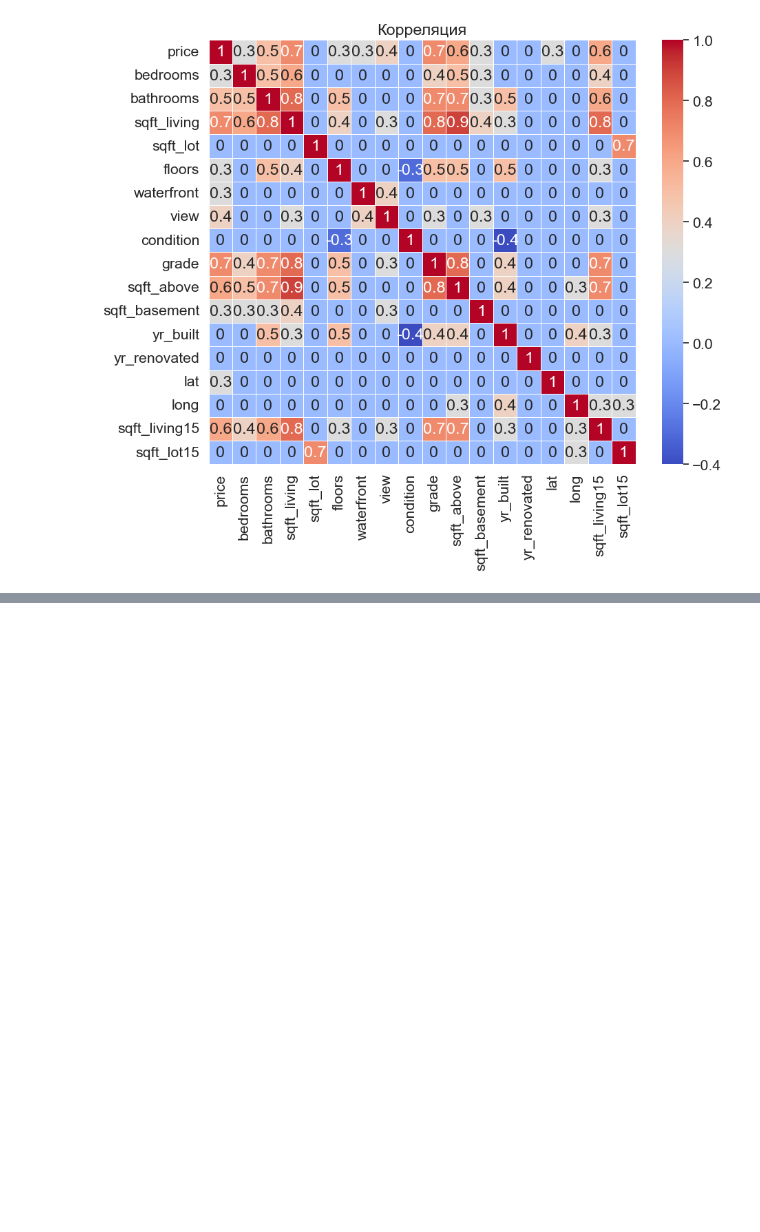
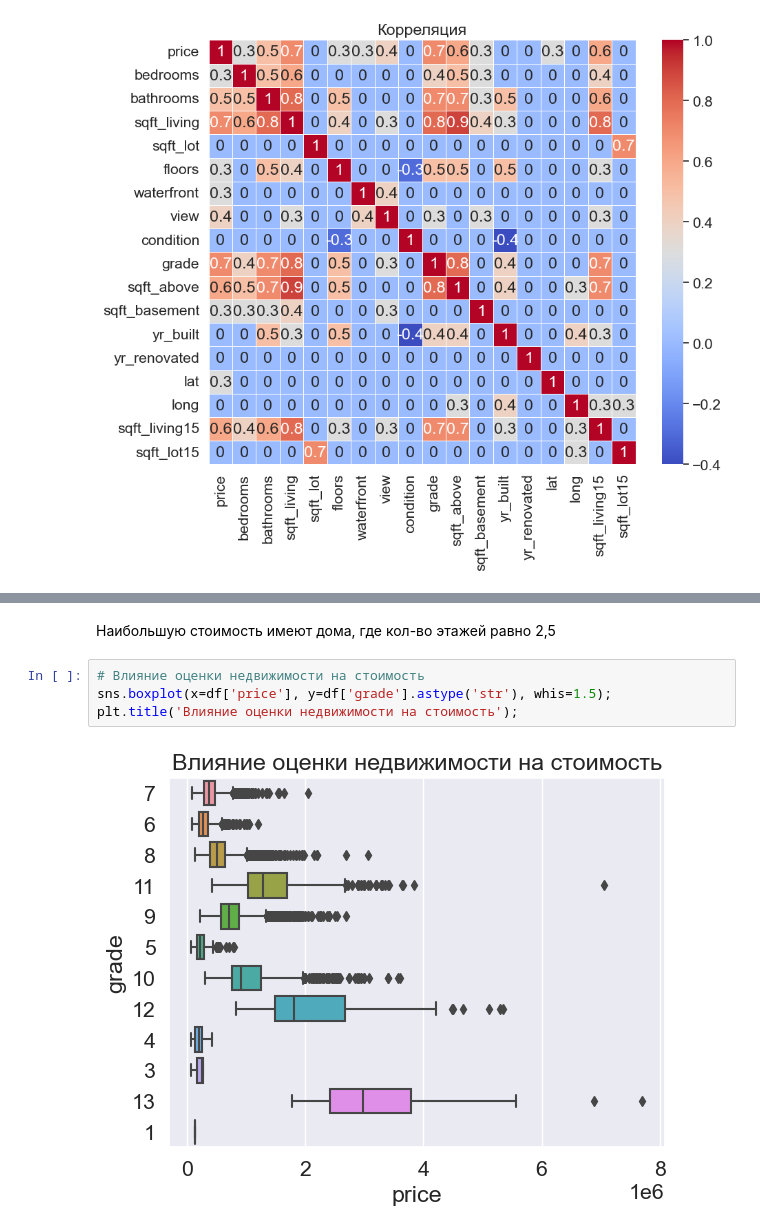
Before and after one commit to MaryVecherik/Python-analyst-seminars-and-homework, a Jupyter notebook: seminar4/homework.ipynb, the cells around one changed output, grey strips where cells are left out. Saved outputs shown, nothing was run; the diff lists cells and outputs as text; blank space fills up the shorter version.

```diff
--- a/seminar4/homework.ipynb
+++ b/seminar4/homework.ipynb
@@ -168,0 +187,8 @@ plt.title('Корреляция');
+# %% [markdown]
+Наибольшую стоимость имеют дома, где кол-во этажей равно 2,5
+# %%
+# Влияние оценки недвижимости на стоимость
+sns.boxplot(x=df['price'], y=df['grade'].astype('str'), whis=1.5);
+plt.title('Влияние оценки недвижимости на стоимость');
+# %% [output]
+[figure, added]
```
Also changed, not shown: parts of 6 cells of this notebook.
